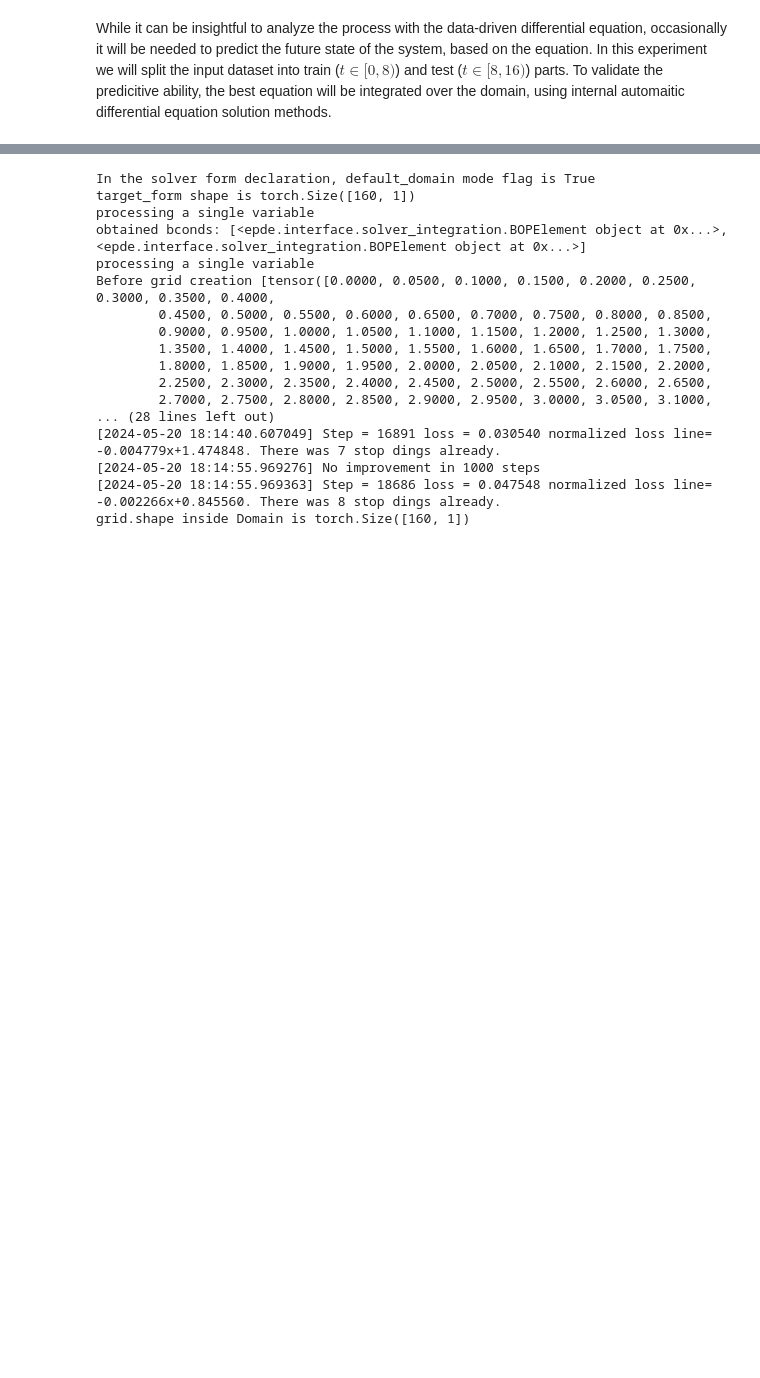
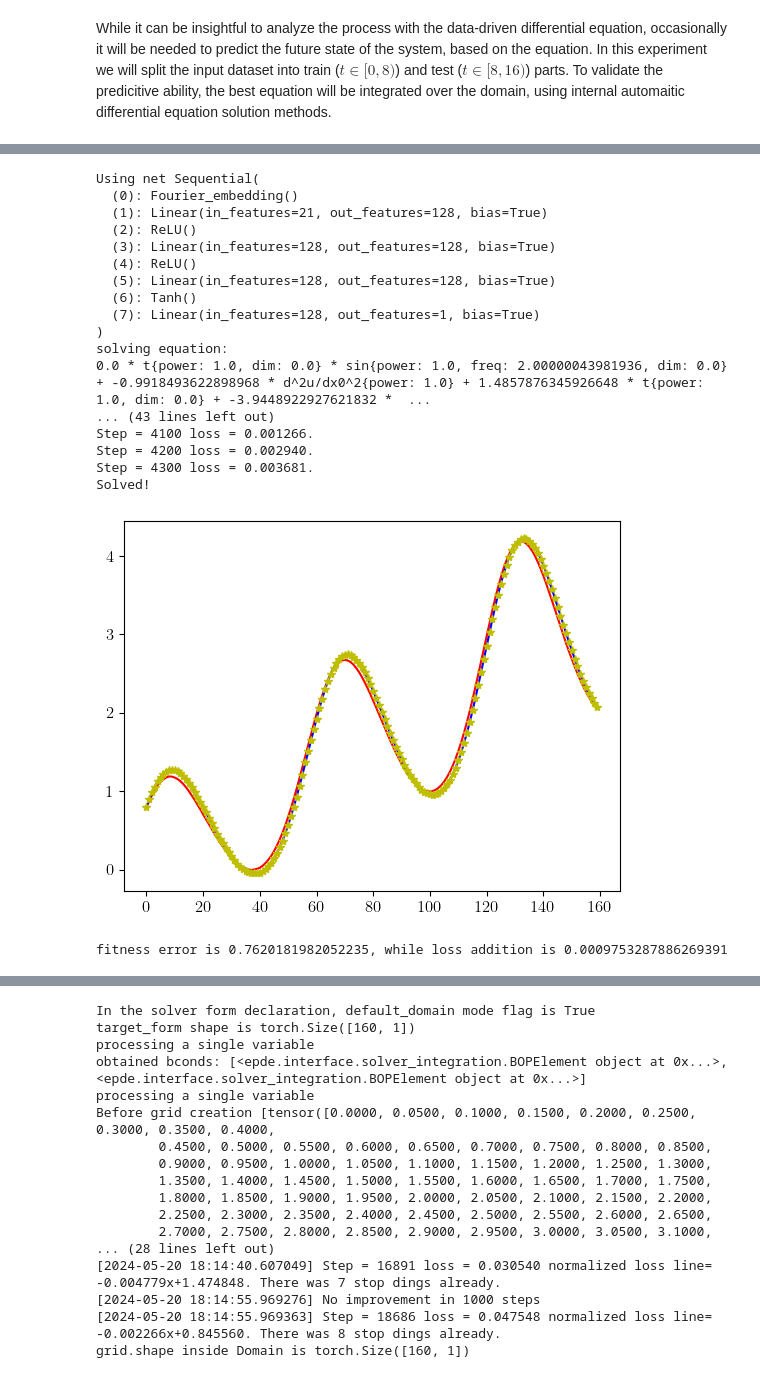
Before and after one commit to ITMO-NSS-team/EPDE, a Jupyter notebook: examples/ODE discovery.ipynb, the cells around one changed output, grey strips where cells are left out. Cells and saved outputs as stored; diff of their text form; code cells hidden in the pictures; blank space fills up the shorter version.

```diff
--- a/examples/ODE discovery.ipynb
+++ b/examples/ODE discovery.ipynb
@@ -317 +321,3 @@ epde_search_obj.equations()
 {'terms_number': {'optimizable': False, 'value': 6}, 'max_factors_in_term': {'optimizable': False, 'value': {'factors_num': [1, 2], 'probas': [0.65, 0.35]}}, ('sparsity', 'u'): {'optimizable': True, ' ...
+# %%
+correct_eq = epde_search_obj.get_equations_by_complexity(4.5)[0]
@@ -317,0 +450,3 @@ epde_search_obj.equations()
+# %%
+with open(r"/home/maslyaev/Documents/EPDE/examples/saved_objs/well_enough_ann.pickle", "rb") as input_file:
+    loaded_nn = pickle.load(input_file)
@@ -317,0 +484,33 @@ epde_search_obj.equations()
+# %%
+compiling_params = {'mode': 'autograd', 'tol':0.001, 'lambda_bound': 1e1} #
+optimizer_params = {'params': {'lr': 1e-6}} # 'optimizer': 'LBFGS', 'params': {'lr': 1e-4}
+training_params = {'epochs': 10000, 'info_string_every' : 1e1}
+early_stopping_params = {'patience': 12, 'no_improvement_patience' : 2000}
+
+fitness.set_adapter(net = deepcopy(loaded_nn))
+fitness.adapter.set_compiling_params(**compiling_params)
+fitness.adapter.set_optimizer_params(**optimizer_params)
+fitness.adapter.set_early_stopping_params(**early_stopping_params)
+fitness.adapter.set_training_params(**training_params)
+
+fitness.apply(correct_eq, {'sparsity': {}, 'coeff_calc': {}})
+# %% [output]
+Using net Sequential(
+  (0): Fourier_embedding()
+  (1): Linear(in_features=21, out_features=128, bias=True)
+  (2): ReLU()
+  (3): Linear(in_features=128, out_features=128, bias=True)
+  (4): ReLU()
+  (5): Linear(in_features=128, out_features=128, bias=True)
+  (6): Tanh()
+  (7): Linear(in_features=128, out_features=1, bias=True)
+)
+solving equation:
+0.0 * t{power: 1.0, dim: 0.0} * sin{power: 1.0, freq: 2.00000043981936, dim: 0.0} + -0.9918493622898968 * d^2u/dx0^2{power: 1.0} + 1.4857876345926648 * t{power: 1.0, dim: 0.0} + -3.9448922927621832 *  ...
+... (43 lines left out)
+Step = 4100 loss = 0.001266.
+Step = 4200 loss = 0.002940.
+Step = 4300 loss = 0.003681.
+Solved!
+[figure, added]
+fitness error is 0.7620181982052235, while loss addition is 0.0009753287886269391
```
Also changed, not shown: parts of 17 cells of this notebook, 5 other files.
